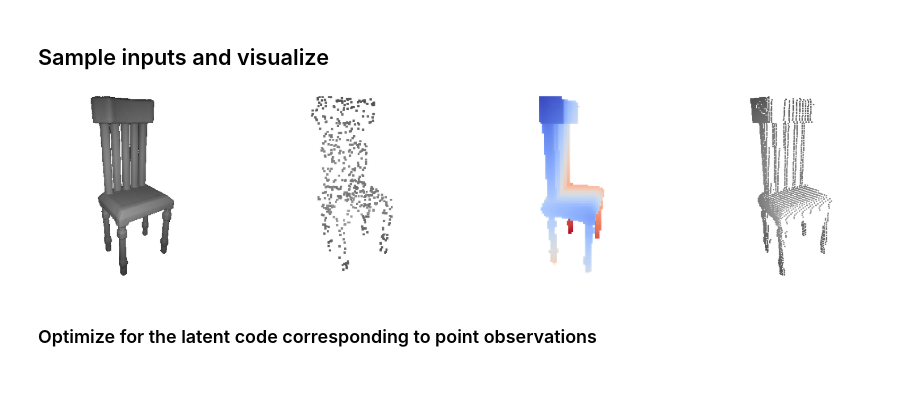
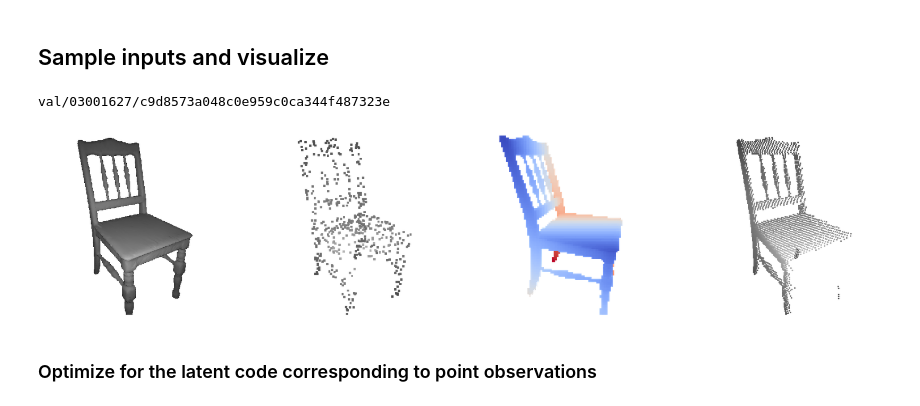
Before and after one commit to maxjiang93/ShapeFlow, a Jupyter notebook: shapenet_reconstruct.ipynb, the cells around one changed output. Cells and saved outputs as stored; diff of their text form; code cells hidden in the pictures.

```diff
--- a/shapenet_reconstruct.ipynb
+++ b/shapenet_reconstruct.ipynb
@@ -60,9 +60,13 @@ point_dataset = FixedPointsCachedDataset("data/shapenet_train.pkl", npts=512)
 # %%
 # take a sample point cloud from a shape
 p = pickle.load(open("data/shapenet_val.pkl", "rb"))
-name = list(p.keys())[0]
+name = list(p.keys())[2]
 input_points = p[name]
-mesh_gt = trimesh.load("data/shapenet_watertight/"+name+"/model_occnet.ply")
+mesh_gt = trimesh.load("data/shapenet_simplified/"+name+"/model.ply")
+# %%
+print(name)
+# %% [output]
+val/03001627/c9d8573a048c0e959c0ca344f487323e
 # %%
 # view point
 eye_1 = [.8, .4, .5]
@@ -82,37 +86,37 @@ def rgb2rgba(rgb):
 point_subsamp = mesh_gt.sample(512)
 
 img_mesh, _, _, _ = render.render_trimesh(mesh_gt, eye_1, center, up, light_intensity=3)
-img_pt_sub, _, _, _ = render.render_trimesh(trimesh.PointCloud(point_sub),
+img_pt_sub, _, _, _ = render.render_trimesh(trimesh.PointCloud(point_subsamp),
                                             eye_1, center, up, light_intensity=3, point_size=8)
 # virtual scan (view 2) and unproject depth
 _, scan_depth, world2cam, cam2img = render.render_trimesh(mesh_gt, eye_2, center, up, res=(112, 112))
 points_unproj = render.unproject_depth_img(scan_depth, cam2img, world2cam)
 img_pt_dep, _, _, _ = render.render_trimesh(trimesh.PointCloud(points_unproj),
                                             eye_1, center, up, light_intensity=3, point_size=5)
 
 size_per_fig = 8
 fig, axes = plt.subplots(figsize=(size_per_fig*4, size_per_fig), ncols=4)
 axes[0].imshow(rgb2rgba(img_mesh))
 axes[0].axis('off')
 # axes[0].set_title("Ground Truth Mesh")
 
 axes[1].imshow(rgb2rgba(img_pt_sub))
 axes[1].axis('off')
 # axes[1].set_title("Sparse Point Samples")
 
 d = scan_depth.copy()
 d[scan_depth==0] = np.nan
 axes[2].imshow(d, cmap='coolwarm')
 axes[2].axis('off')
 # axes[2].set_title("Depth Scan")
 
 axes[3].imshow(rgb2rgba(img_pt_dep))
 axes[3].axis('off')
 # axes[3].set_title("Scanned Points (view 1)")
 
 plt.show()
 # %% [output]
-[figure, old version]
+[figure, new version]
 # %% [markdown]
 ### Optimize for the latent code corresponding to point observations
 # %%
```
Also changed, not shown: parts of 12 cells of this notebook, 4 other files.
